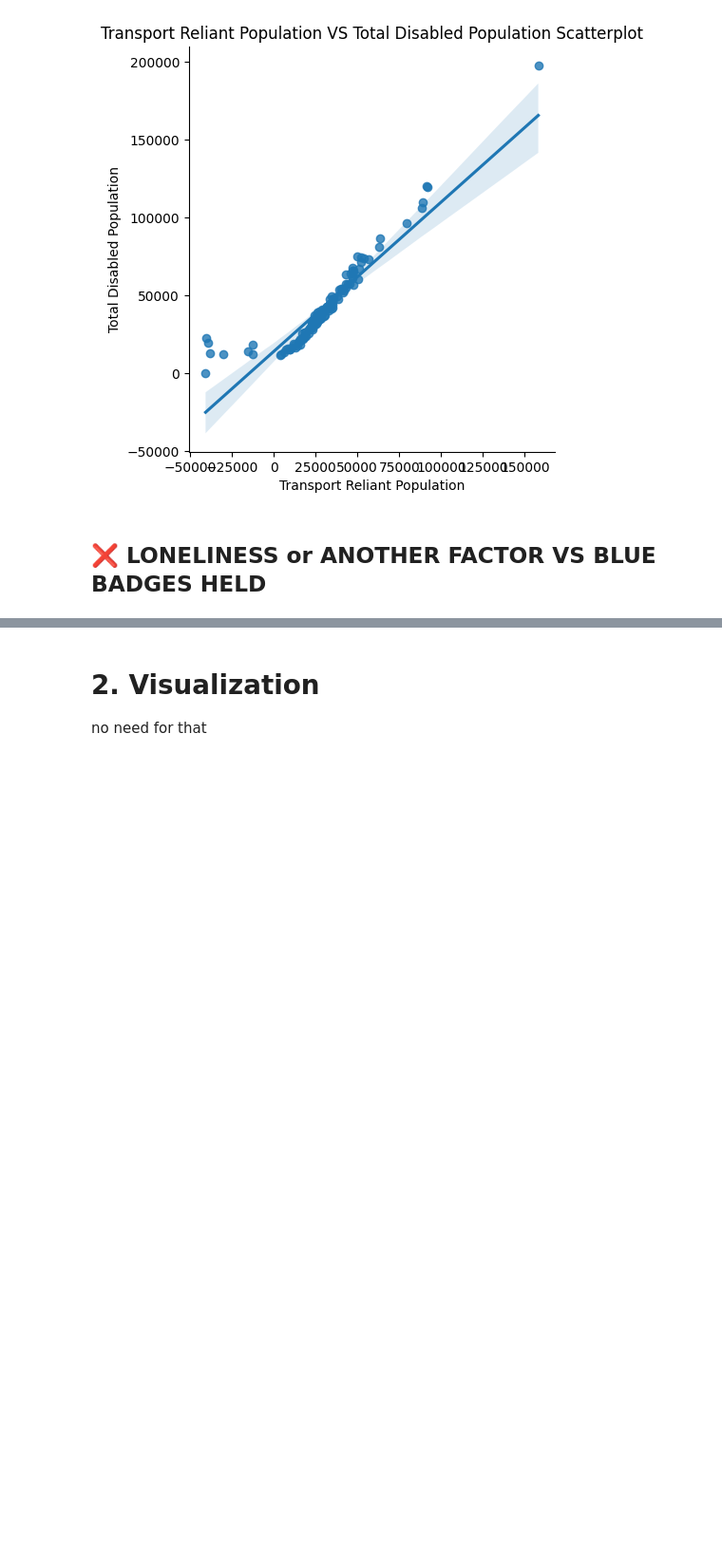
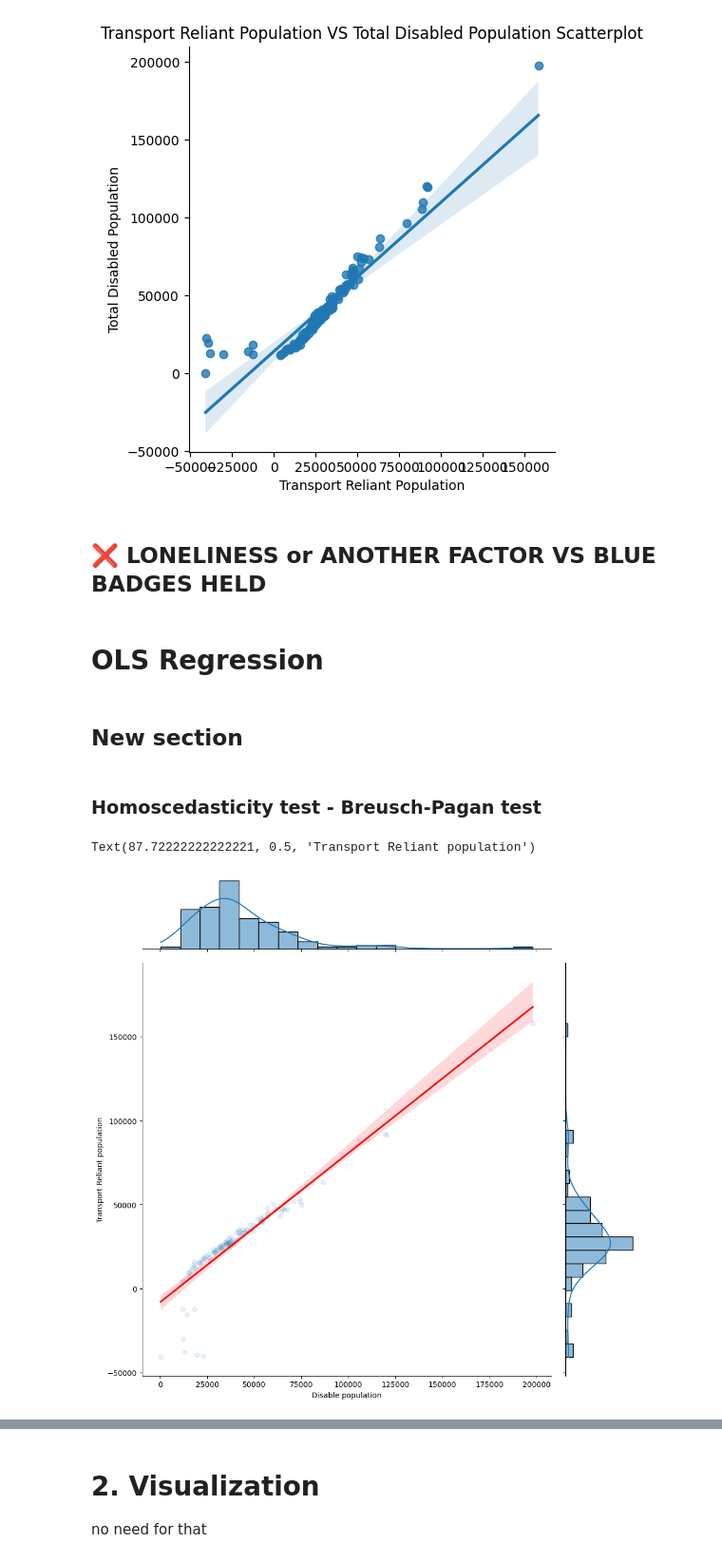
Before and after one commit to bofeng2268/qm2, a Jupyter notebook: analysis_plot_1.ipynb, the cells around one changed output, grey strips where cells are left out. Shown: that part at 95% size. Saved outputs shown, nothing was run; the diff lists cells and outputs as text; code cells hidden in the pictures; blank space fills up the shorter version.

```diff
--- a/analysis_plot_1.ipynb
+++ b/analysis_plot_1.ipynb
@@ -360,10 +349,2 @@ merged_data
 # %% [markdown]
 #Summary Statistics
-# %%
-merged_data = merged_data.drop(['Lower tier local authorities'],axis=1)
-merged_data['Local Authority']=reg_df['Local Authority'].astype('category')
-merged_data.rename(columns={'Observation': 'Disable_population'}, inplace=True)
-merged_data.rename(columns={'Total valid Blue Badges held by organisations and individuals': 'Blue_Badges_population'}, inplace=True)
-merged_data.rename(columns={'Transport reliant people with a disability estimate': 'Transport_reliant_population'}, inplace=True)
-
-merged_data
@@ -546,3 +513,9 @@ Text(0.5, 1.0, 'Transport Reliant Population VS Total Disabled Population Scatte
 [figure]
 # %% [markdown]
 ## ❌ LONELINESS or ANOTHER FACTOR VS BLUE BADGES HELD
+# %% [markdown]
+# OLS Regression
+# %% [markdown]
+## New section
+# %% [markdown]
+### Homoscedasticity test - Breusch-Pagan test
@@ -548,0 +541,15 @@ Text(0.5, 1.0, 'Transport Reliant Population VS Total Disabled Population Scatte
+# %%
+#Homoscedasticity
+sns.jointplot(data=merged_data, # plot a scatterplot with a regression line and two histograms
+                x='Disable_population', # set the x axis to be the years of schooling
+                y='Transport_reliant_population', # set the y axis to be the hourly wage
+                kind="reg",  # set the kind of plot to be a regression plot
+                scatter_kws=dict(alpha=0.1), # set the transparency of the points to be 0.1 (10%)
+                line_kws=dict(color='red'), # set the color of the regression line to red
+                height=10) # set the height of the plot to be 10 inches
+
+plt.xlabel('Disable population') # add a label to the x axis
+plt.ylabel('Transport Reliant population') # add a label to the y axis
+# %% [output]
+Text(87.72222222222221, 0.5, 'Transport Reliant population')
+[figure, added]
```
Also changed, not shown: parts of 8 cells of this notebook.
